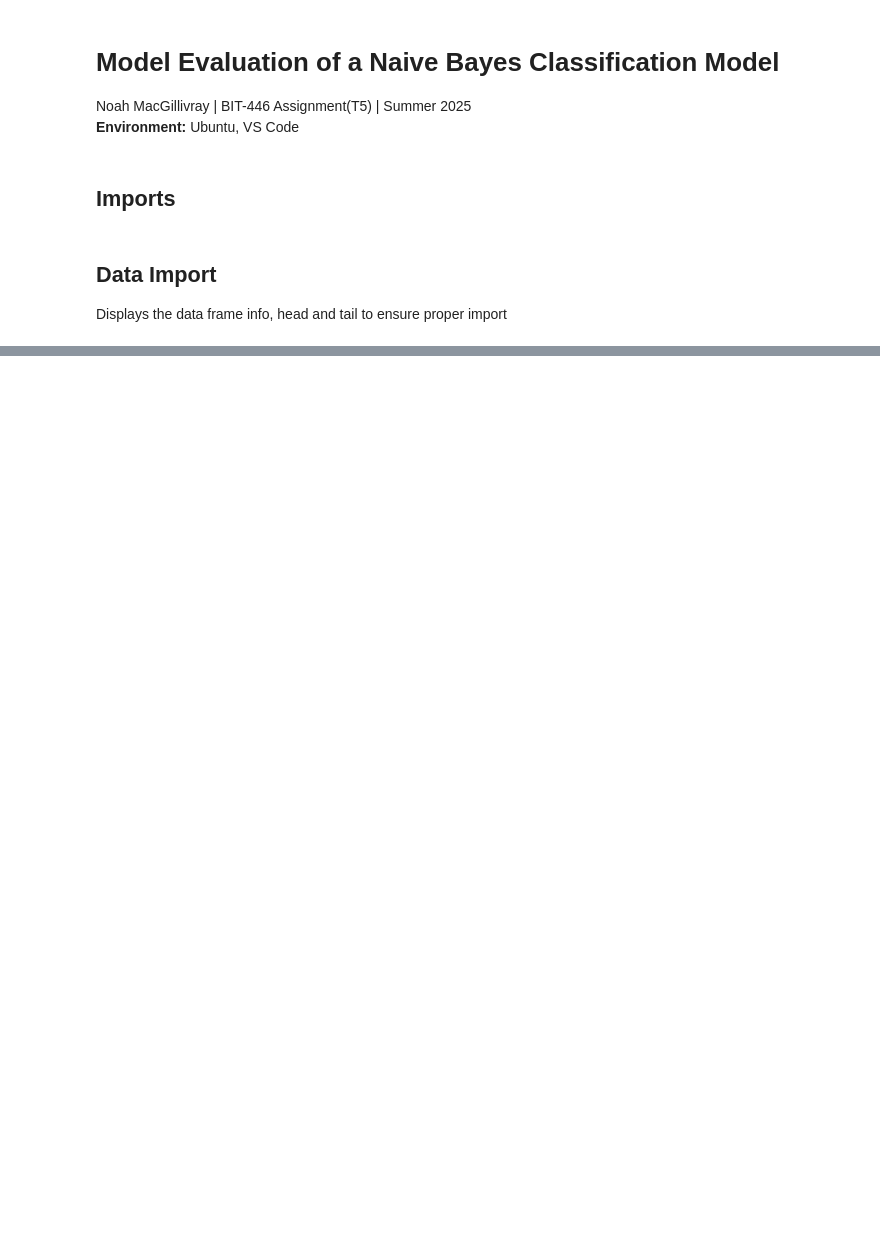
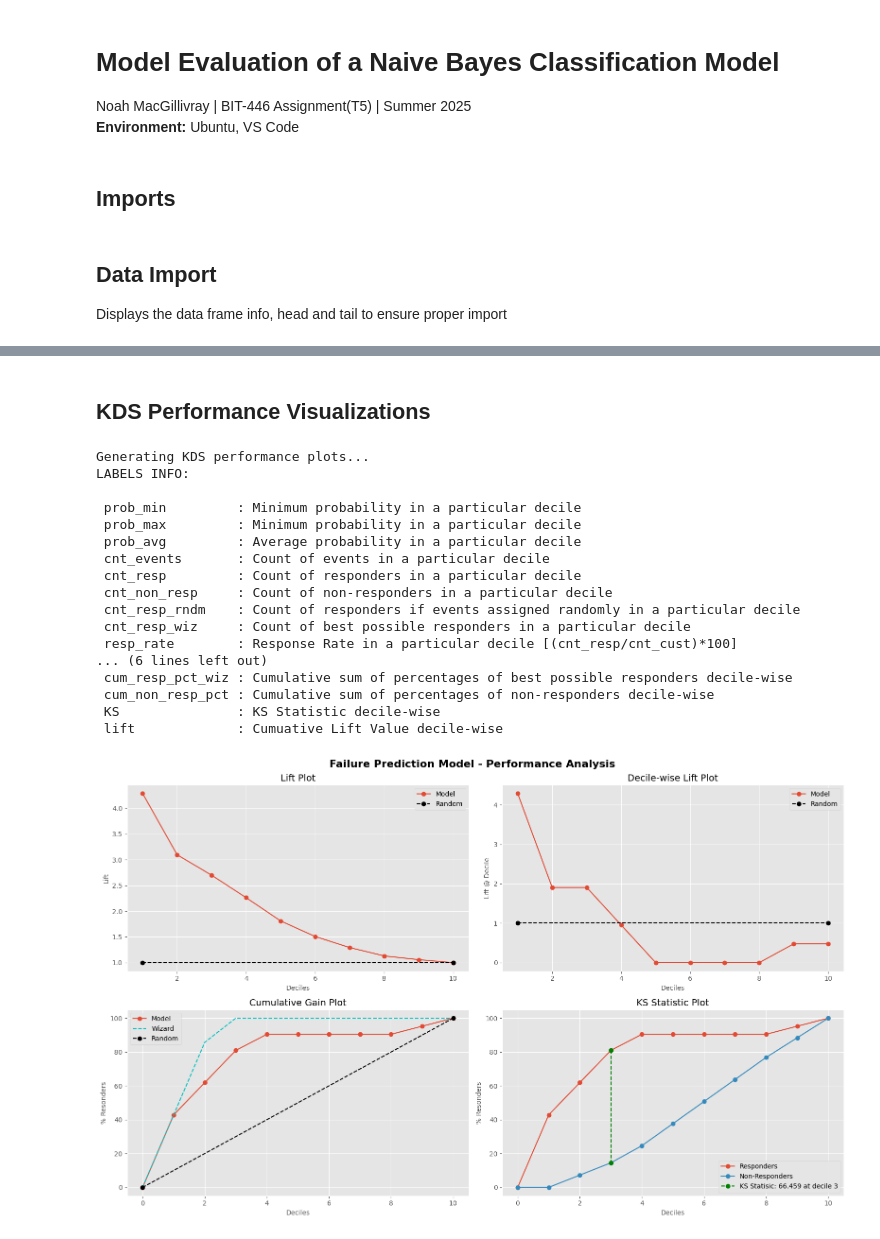
Before and after one commit to noahMacg/evaluation_naiveBayes_model, a Jupyter notebook: naivebayes_model_t5.ipynb, the cells around one changed output, grey strips where cells are left out. Cells and saved outputs as stored; diff of their text form; code cells hidden in the pictures; blank space fills up the shorter version.

```diff
--- a/naivebayes_model_t5.ipynb
+++ b/naivebayes_model_t5.ipynb
@@ -99,0 +109,38 @@ Confusion Matrix:
+# %% [markdown]
+## KDS Performance Visualizations
+# %%
+print("\nGenerating KDS performance plots...")
+
+#
+y_pred_proba = naive_clf.predict_proba(x_test)[:, 1]
+
+# Set global plot style to use ggplot
+plt.style.use('ggplot')
+
+# Generate all 4 plots at once using kds.metrics.report
+fig = kds.metrics.report(
+    y_true=y_test,
+    y_prob=y_pred_proba,
+)
+plt.suptitle('Failure Prediction Model - Performance Analysis', fontsize=16, fontweight='bold')
+plt.tight_layout()
+plt.show()
+# %% [output]
+Generating KDS performance plots...
+LABELS INFO:
+
+ prob_min         : Minimum probability in a particular decile
+ prob_max         : Minimum probability in a particular decile
+ prob_avg         : Average probability in a particular decile
+ cnt_events       : Count of events in a particular decile
+ cnt_resp         : Count of responders in a particular decile
+ cnt_non_resp     : Count of non-responders in a particular decile
+ cnt_resp_rndm    : Count of responders if events assigned randomly in a particular decile
+ cnt_resp_wiz     : Count of best possible responders in a particular decile
+ resp_rate        : Response Rate in a particular decile [(cnt_resp/cnt_cust)*100]
+... (6 lines left out)
+ cum_resp_pct_wiz : Cumulative sum of percentages of best possible responders decile-wise
+ cum_non_resp_pct : Cumulative sum of percentages of non-responders decile-wise
+ KS               : KS Statistic decile-wise
+ lift             : Cumuative Lift Value decile-wise
+[figure, added]
```
Also changed, not shown: parts of 6 cells of this notebook.
